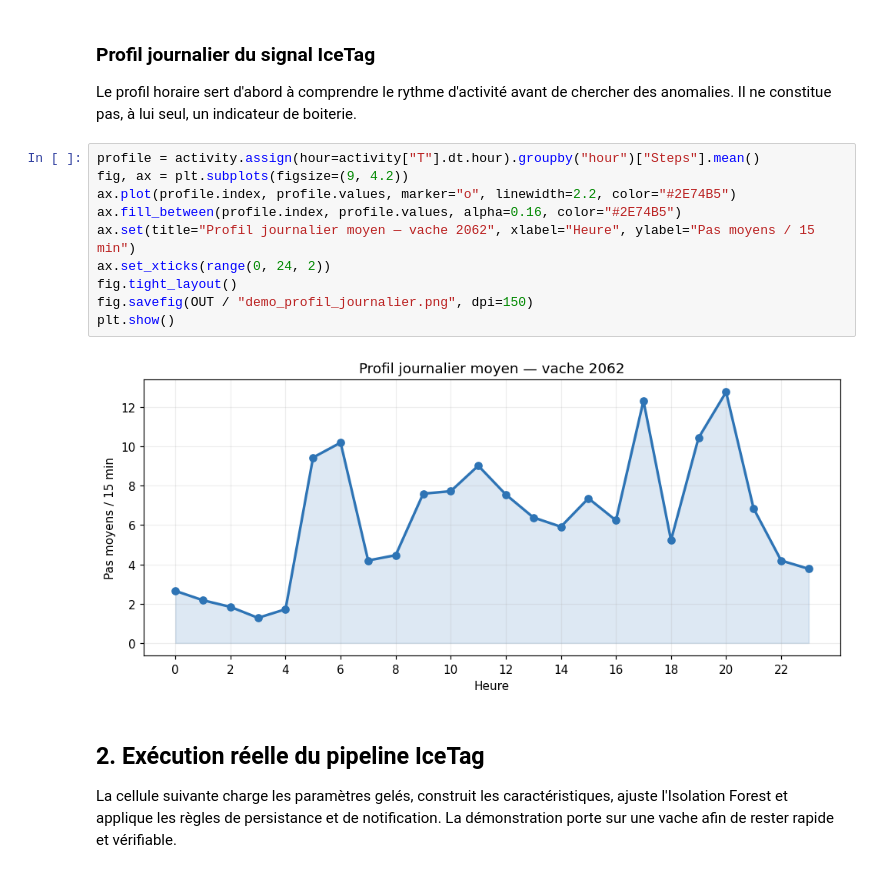
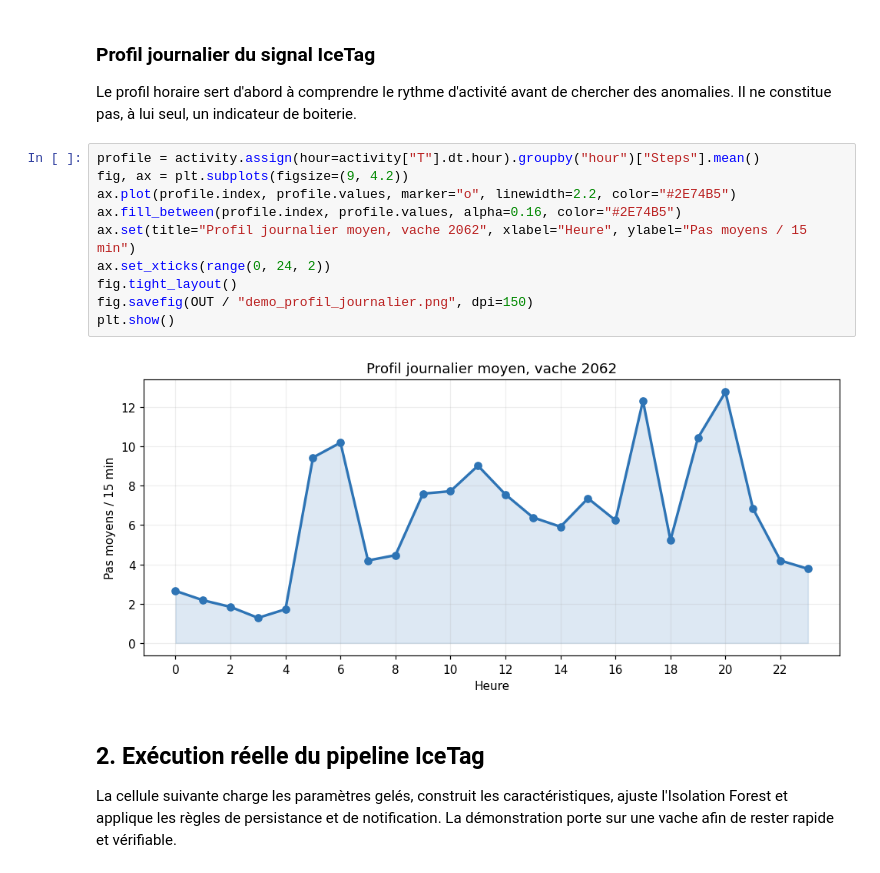
Before and after one commit to Barryguinea/mcgill-iot-cattle, a Jupyter notebook: notebooks/12_objectif3_notebook_demonstration.ipynb, the cells around one changed output. Cells and saved outputs as stored; diff of their text form.

```diff
--- a/notebooks/12_objectif3_notebook_demonstration.ipynb
+++ b/notebooks/12_objectif3_notebook_demonstration.ipynb
@@ -111,18 +111,18 @@ Pas de temps médian : 0 days 00:15:00
 
 Le profil horaire sert d'abord à comprendre le rythme d'activité avant de chercher
 des anomalies. Il ne constitue pas, à lui seul, un indicateur de boiterie.
-# %%
-profile = activity.assign(hour=activity["T"].dt.hour).groupby("hour")["Steps"].mean()
-fig, ax = plt.subplots(figsize=(9, 4.2))
-ax.plot(profile.index, profile.values, marker="o", linewidth=2.2, color="#2E74B5")
-ax.fill_between(profile.index, profile.values, alpha=0.16, color="#2E74B5")
-ax.set(title="Profil journalier moyen — vache 2062", xlabel="Heure", ylabel="Pas moyens / 15 min")
-ax.set_xticks(range(0, 24, 2))
-fig.tight_layout()
-fig.savefig(OUT / "demo_profil_journalier.png", dpi=150)
-plt.show()
-# %% [output]
-[figure, removed]
+# %%
+profile = activity.assign(hour=activity["T"].dt.hour).groupby("hour")["Steps"].mean()
+fig, ax = plt.subplots(figsize=(9, 4.2))
+ax.plot(profile.index, profile.values, marker="o", linewidth=2.2, color="#2E74B5")
+ax.fill_between(profile.index, profile.values, alpha=0.16, color="#2E74B5")
+ax.set(title="Profil journalier moyen, vache 2062", xlabel="Heure", ylabel="Pas moyens / 15 min")
+ax.set_xticks(range(0, 24, 2))
+fig.tight_layout()
+fig.savefig(OUT / "demo_profil_journalier.png", dpi=150)
+plt.show()
+# %% [output]
+[figure, added]
 # %% [markdown]
 ## 2. Exécution réelle du pipeline IceTag
 
```
Also changed, not shown: parts of 12 cells of this notebook, 10 other files.
